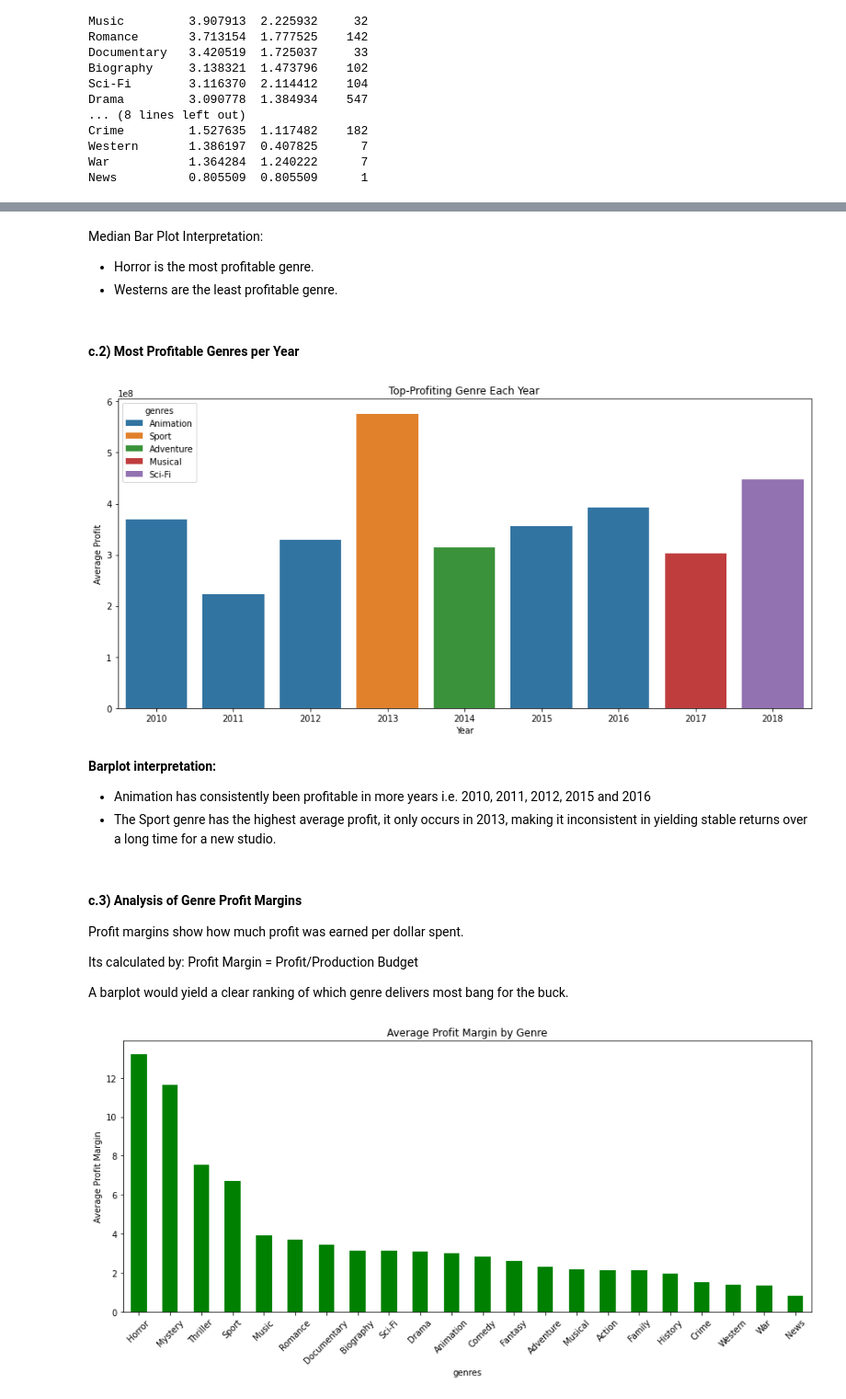
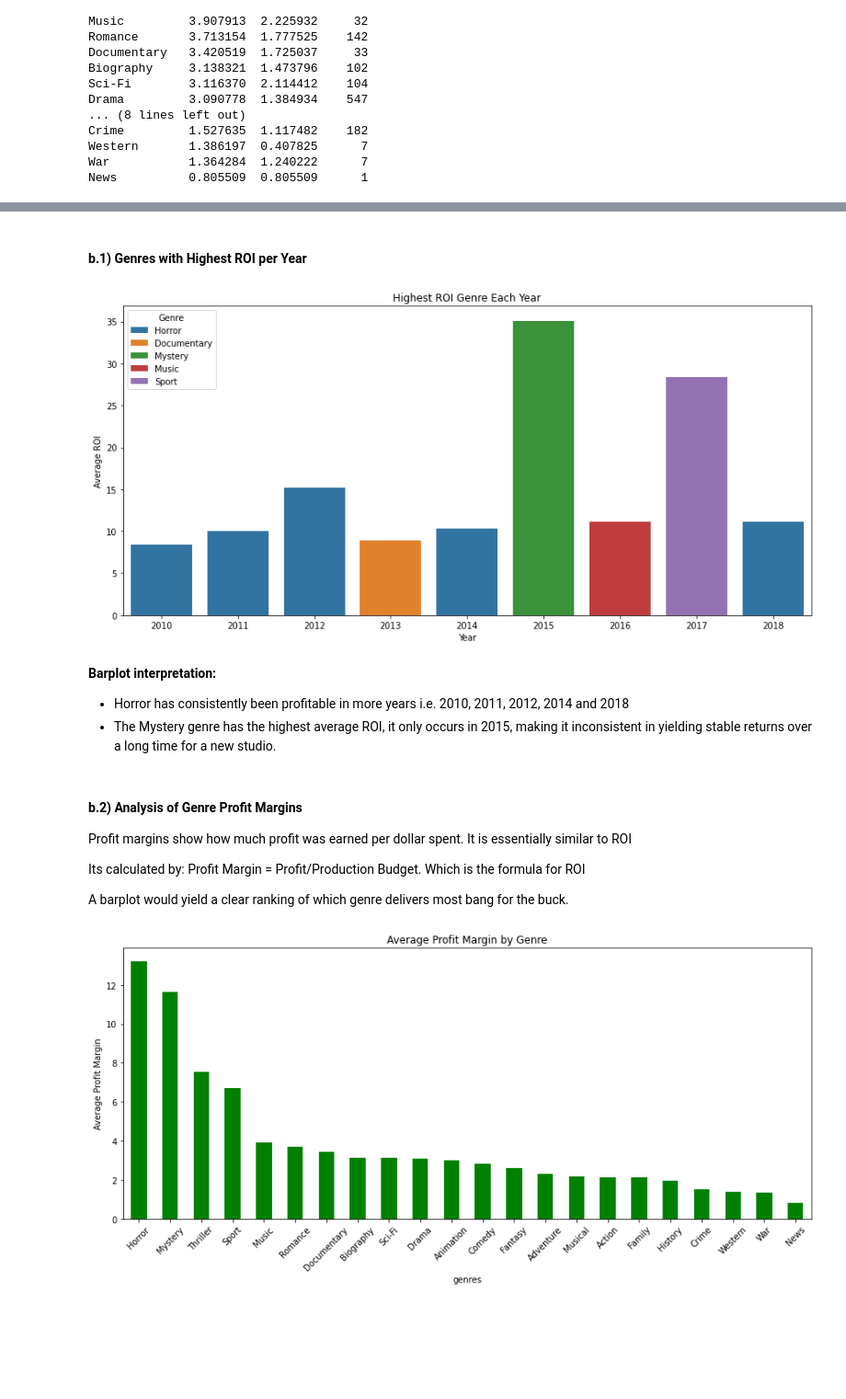
Before and after one commit to tingly-amua/Box-Office-Movie-Analysis, a Jupyter notebook: project.ipynb, the cells around one changed output, grey strips where cells are left out. Shown at 92% size. Saved outputs shown, nothing was run; the diff lists cells and outputs as text; code cells hidden in the pictures; blank space fills up the shorter version.

```diff
--- a/project.ipynb
+++ b/project.ipynb
@@ -501,10 +633,4 @@ Insights from the Boxplot:
 # %%
-# Clean worldwide gross
-def parse_currency(x):
-    return float(str(x).replace('$', '').replace(',', '').strip()) if pd.notnull(x) else None
-
-full_df['worldwide_gross'] = full_df['worldwide_gross'].apply(parse_currency)
-
 # Parse release month from release_date
 full_df['release_date'] = pd.to_datetime(full_df['release_date'], errors='coerce')
 full_df['release_month'] = full_df['release_date'].dt.month
@@ -547,26 +670,0 @@ From the bar chart above:
-# %%
-# Profit calculation
-full_df['profit'] = (full_df['worldwide_gross'] - full_df['production_budget'])
-# %%
-#create a profit only column based on worldwide_gross
-
-#define a function to convert the object-type columns to integers
-def clean_money(value):
-    if pd.isna(value):
-        return 0
-    try:
-        return int(float(str(value).replace("$", "").replace(",", "")))
-    except ValueError:
-        print(f"Invalid value: {value}")
-        return 0
-
-#apply the function to production_budget, worldwide_gross, and domestic_gross_y
-full_df['production_budget'] = full_df['production_budget'].apply(clean_money)
-full_df['worldwide_gross'] = full_df['worldwide_gross'].apply(clean_money)
-full_df['domestic_gross_y'] = full_df['domestic_gross_y'].apply(clean_money)
-
-#calculate actual profit by substracting production budget from summed worldwide and domestic gross
-full_df['profit'] = full_df['worldwide_gross'] - full_df['production_budget']
-
-#call the full_df variable to see profit column
-full_df
@@ -681,40 +751,36 @@ plt.show()
-# %% [markdown]
-Median Bar Plot Interpretation:
-* Horror is the most profitable genre.
-* Westerns are the least profitable genre.
 # %% [markdown]
-#### c.2) Most Profitable Genres per Year
+#### b.1) Genres with Highest ROI per Year
 # %%
 #compute most profitable genre per year
-top_genres_per_year = full_df_exploded.groupby(['year', 'genres'])['profit'].mean().reset_index()
-top_by_year = top_genres_per_year.loc[top_genres_per_year.groupby('year')['profit'].idxmax()]
+top_genres_per_year = full_df_exploded.groupby(['year', 'genres'])['ROI'].mean().reset_index()
+top_by_year = top_genres_per_year.loc[top_genres_per_year.groupby('year')['ROI'].idxmax()]
 
 # Sort by year to align bars and labels correctly
 top_by_year = top_by_year.sort_values('year')
 
 plt.figure(figsize=(12, 6))
-ax = sns.barplot(data=top_by_year, x='year', y='profit', hue='genres', dodge=False)
+ax = sns.barplot(data=top_by_year, x='year', y='ROI', hue='genres', dodge=False)
 # Rotate labels and ensure alignment
 ax.set_xticks(range(len(top_by_year)))
 ax.set_xticklabels(top_by_year['year'].astype(str))
-
-plt.title('Top-Profiting Genre Each Year')
-plt.ylabel('Average Profit')
+plt.legend(title='Genre', loc='upper left')
+plt.title('Highest ROI Genre Each Year')
+plt.ylabel('Average ROI')
 plt.xlabel('Year')
 plt.tight_layout()
 plt.show()
 # %% [output]
-[figure, old version]
+[figure, new version]
 # %% [markdown]
 **Barplot interpretation:**
-* Animation has consistently been profitable in more years i.e. 2010, 2011, 2012, 2015 and 2016
-* The Sport genre has the highest average profit, it only occurs in 2013, making it inconsistent in yielding stable returns over a long time for a new studio.
+* Horror has consistently been profitable in more years i.e. 2010, 2011, 2012, 2014 and 2018
+* The Mystery genre has the highest average ROI, it only occurs in 2015, making it inconsistent in yielding stable returns over a long time for a new studio.
 # %% [markdown]
-#### c.3) Analysis of Genre Profit Margins
+#### b.2) Analysis of Genre Profit Margins
 
-Profit margins show how much profit was earned per dollar spent.
+Profit margins show how much profit was earned per dollar spent. It is essentially similar to ROI
 
-Its calculated by: Profit Margin = Profit/Production Budget
+Its calculated by: Profit Margin = Profit/Production Budget. Which is the formula for ROI
 
 A barplot would yield a clear ranking of which genre delivers most bang for the buck.
 # %%
```
Also changed, not shown: parts of 52 cells of this notebook.
